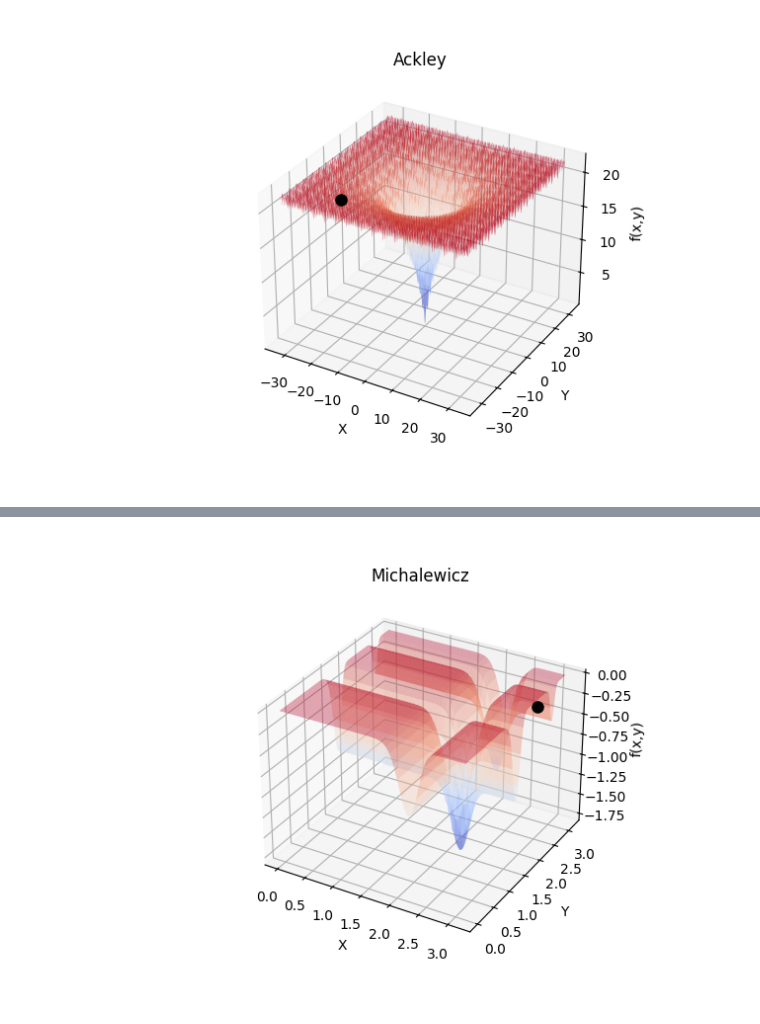
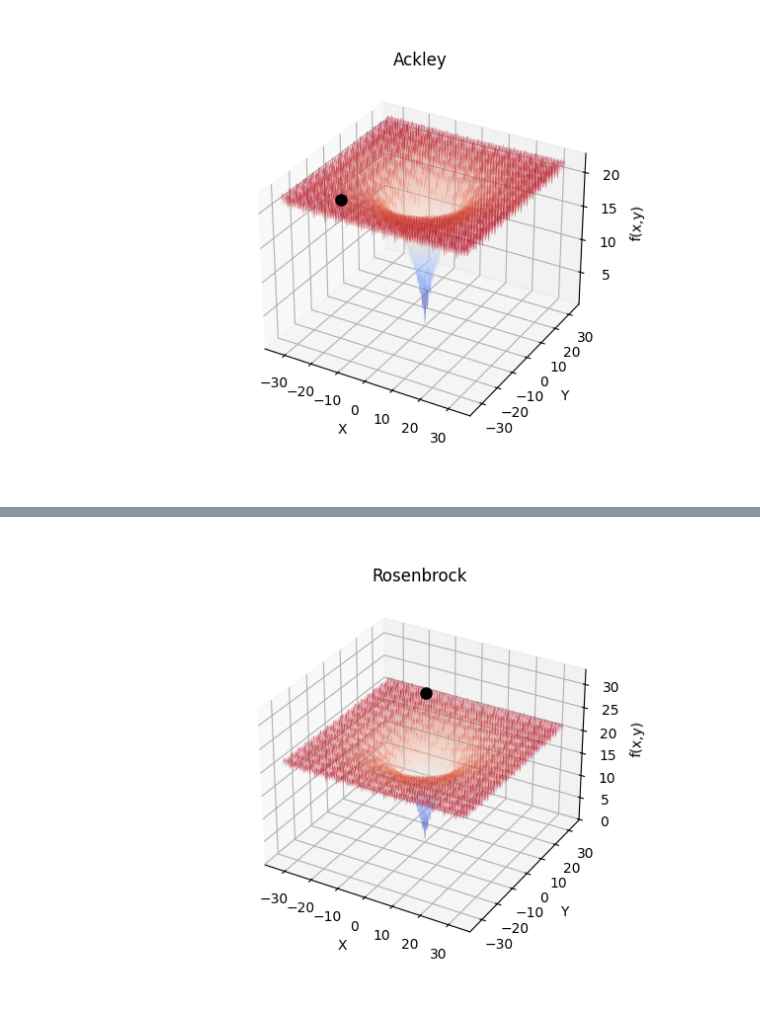
Before and after one commit to dopeoffx/simulated_annealing, a Jupyter notebook: simulated_annealing.ipynb, the cells around one changed output, grey strips where cells are left out. Saved outputs shown, nothing was run; the diff lists cells and outputs as text; code cells hidden in the pictures.

```diff
--- a/simulated_annealing.ipynb
+++ b/simulated_annealing.ipynb
@@ -239,21 +276,21 @@ ani = animation(X, Y, Z, f_ackley.name, history, repeat=False, interval_ms=1)
-# %%
-f_michalewicz =  Function("Michalewicz")
-
-x = np.linspace(0, np.pi, 500)   # body na ose X
-y = np.linspace(0, np.pi, 500)   # body na ose Y
-
-points = np.array([[i, j] for i in x for j in y])
-
-Z_michalewicz = np.array([f_michalewicz.michalewicz(p) for p in points])
-
-Z_michalewicz = Z_michalewicz.reshape(len(y), len(x))
-
-X_michalewicz, Y_michalewicz = np.meshgrid(x, y)
-
-#plotting_function(X_michalewicz, Y_michalewicz, Z_michalewicz, f_michalewicz.name, "jet")
-#plotting_function( Y_michalewicz, X_michalewicz, Z_michalewicz, f_michalewicz.name, "jet")
-best_michalewicz, history_michalewicz = simulated_annealing(f_michalewicz.michalewicz, 2, 0, np.pi, 1000, 0.5, 0.98, sigma=1)
-#ani_michalewicz = animation(X_michalewicz, Y_michalewicz, Z_michalewicz, f_michalewicz.name, history_michalewicz, repeat=True)
-ani_michalewicz = animation(Y_michalewicz, X_michalewicz, Z_michalewicz, f_michalewicz.name, history_michalewicz, repeat=False, interval_ms=1)
-# %% [output]
-[figure, removed]
+# %%
+f_rosenbrock =  Function("Rosenbrock")
+
+#x = np.linspace(-2.048, 2.048, 500)
+#y = np.linspace(-2.048, 2.048, 500)
+
+x = np.linspace(-10, 10, 500)
+y = np.linspace(-5, 5, 500)
+
+points = np.array([[i, j] for i in x for j in y])
+
+Z_rosenbrock = np.array([f_rosenbrock.rosenbrock(p) for p in points])
+
+Z_rosenbrock = Z_rosenbrock.reshape(len(y), len(x))
+
+X_rosenbrock, Y_rosenbrock = np.meshgrid(x, y)
+
+best, history = simulated_annealing(f_rosenbrock.rosenbrock, 2, -5.12, 5.12, 100, 0.3, 0.99, sigma=0.2)
+ani = animation(X, Y, Z, f_rosenbrock.name, history, repeat=False, interval_ms=50)
+# %% [output]
+[figure, added]
```
Also changed, not shown: parts of 4 cells of this notebook.
